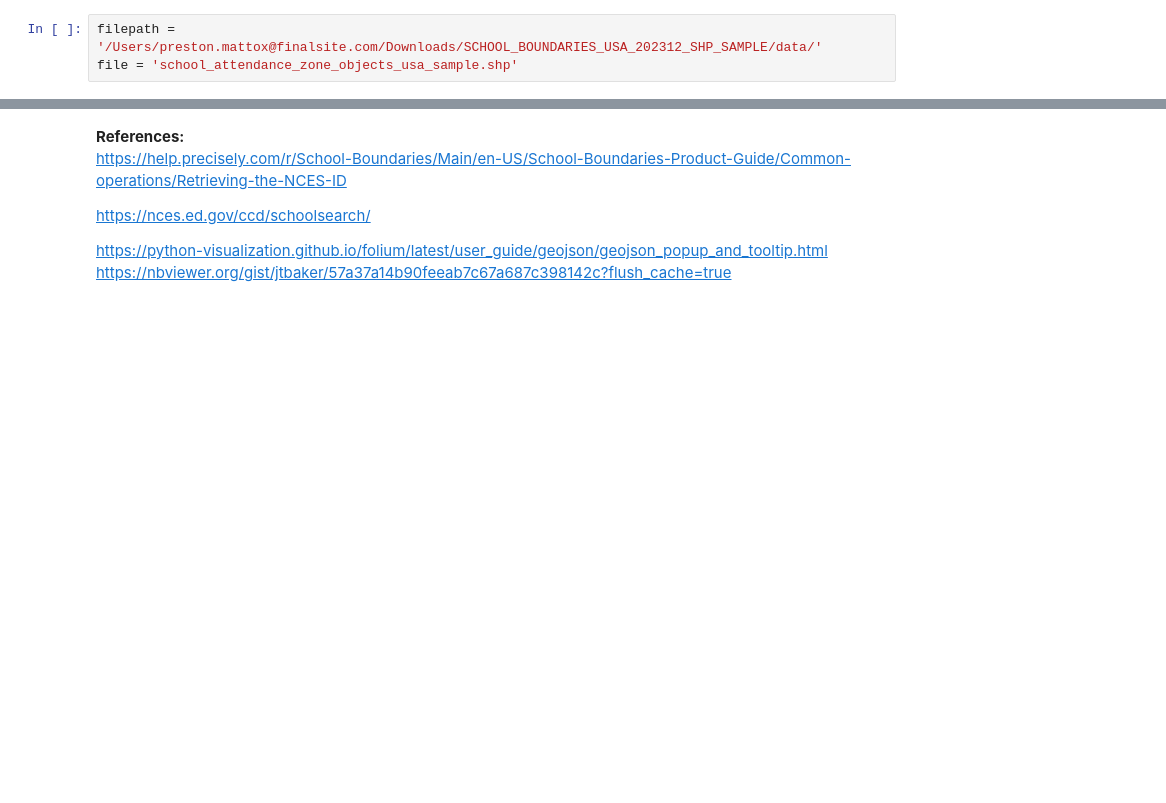
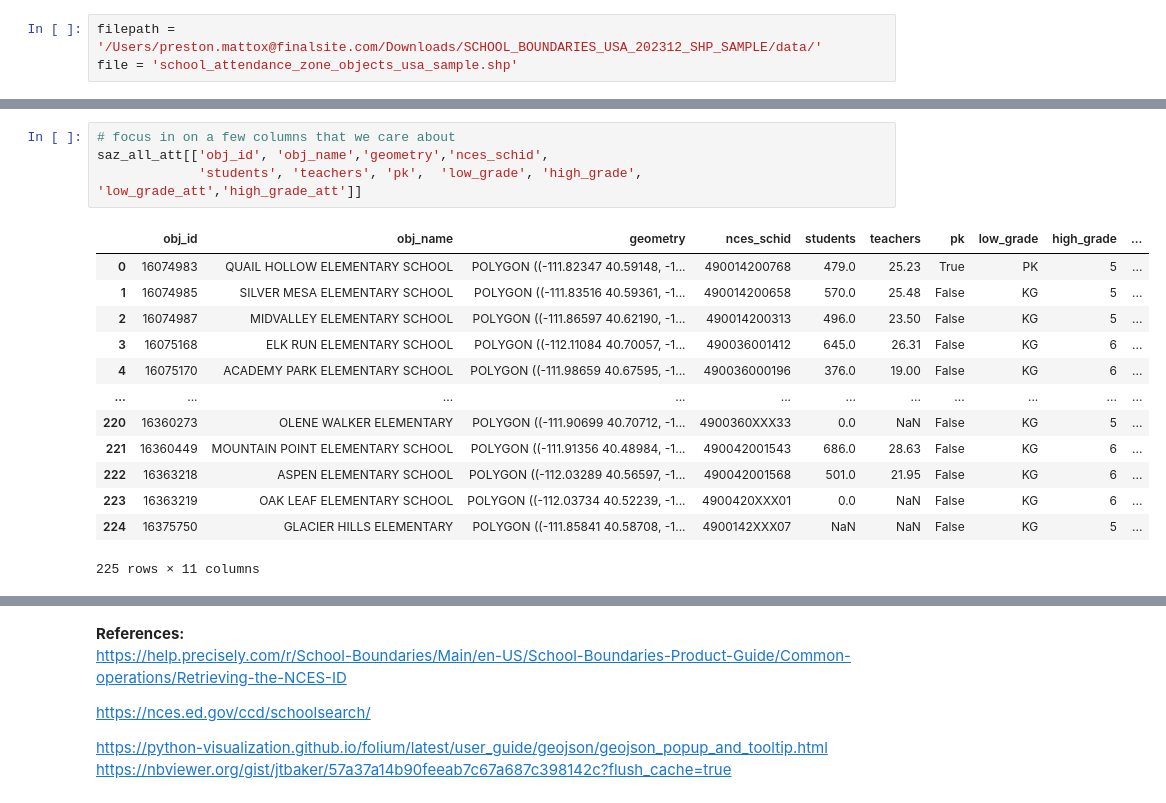
Before and after one commit to PMattox/fs, a Jupyter notebook: precisely_exploration.ipynb, the cells around one changed output, grey strips where cells are left out. Drawn from its saved outputs; the diff is of its cells as text; blank space fills up the shorter version.

```diff
--- a/precisely_exploration.ipynb
+++ b/precisely_exploration.ipynb
@@ -204,0 +208,18 @@ Name: obj_id, Length: 251, dtype: int64>
+# %%
+# focus in on a few columns that we care about
+saz_all_att[['obj_id', 'obj_name','geometry','nces_schid',
+             'students', 'teachers', 'pk',  'low_grade', 'high_grade', 'low_grade_att','high_grade_att']]
+# %% [output]
+|  | obj_id | obj_name | geometry | nces_schid | students | teachers | pk | low_grade | high_grade | ... |
+| 0 | 16074983 | QUAIL HOLLOW ELEMENTARY SCHOOL | POLYGON ((-111.82347 40.59148, -1... | 490014200768 | 479.0 | 25.23 | True | PK | 5 | ... |
+| 1 | 16074985 | SILVER MESA ELEMENTARY SCHOOL | POLYGON ((-111.83516 40.59361, -1... | 490014200658 | 570.0 | 25.48 | False | KG | 5 | ... |
+| 2 | 16074987 | MIDVALLEY ELEMENTARY SCHOOL | POLYGON ((-111.86597 40.62190, -1... | 490014200313 | 496.0 | 23.50 | False | KG | 5 | ... |
+| 3 | 16075168 | ELK RUN ELEMENTARY SCHOOL | POLYGON ((-112.11084 40.70057, -1... | 490036001412 | 645.0 | 26.31 | False | KG | 6 | ... |
+| 4 | 16075170 | ACADEMY PARK ELEMENTARY SCHOOL | POLYGON ((-111.98659 40.67595, -1... | 490036000196 | 376.0 | 19.00 | False | KG | 6 | ... |
+| ... | ... | ... | ... | ... | ... | ... | ... | ... | ... | ... |
+| 220 | 16360273 | OLENE WALKER ELEMENTARY | POLYGON ((-111.90699 40.70712, -1... | 4900360XXX33 | 0.0 | NaN | False | KG | 5 | ... |
+| 221 | 16360449 | MOUNTAIN POINT ELEMENTARY SCHOOL | POLYGON ((-111.91356 40.48984, -1... | 490042001543 | 686.0 | 28.63 | False | KG | 6 | ... |
+| 222 | 16363218 | ASPEN ELEMENTARY SCHOOL | POLYGON ((-112.03289 40.56597, -1... | 490042001568 | 501.0 | 21.95 | False | KG | 6 | ... |
+| 223 | 16363219 | OAK LEAF ELEMENTARY SCHOOL | POLYGON ((-112.03734 40.52239, -1... | 4900420XXX01 | 0.0 | NaN | False | KG | 6 | ... |
+| 224 | 16375750 | GLACIER HILLS ELEMENTARY | POLYGON ((-111.85841 40.58708, -1... | 4900142XXX07 | NaN | NaN | False | KG | 5 | ... |
+225 rows × 11 columns
```
Also changed, not shown: parts of 29 cells of this notebook.
